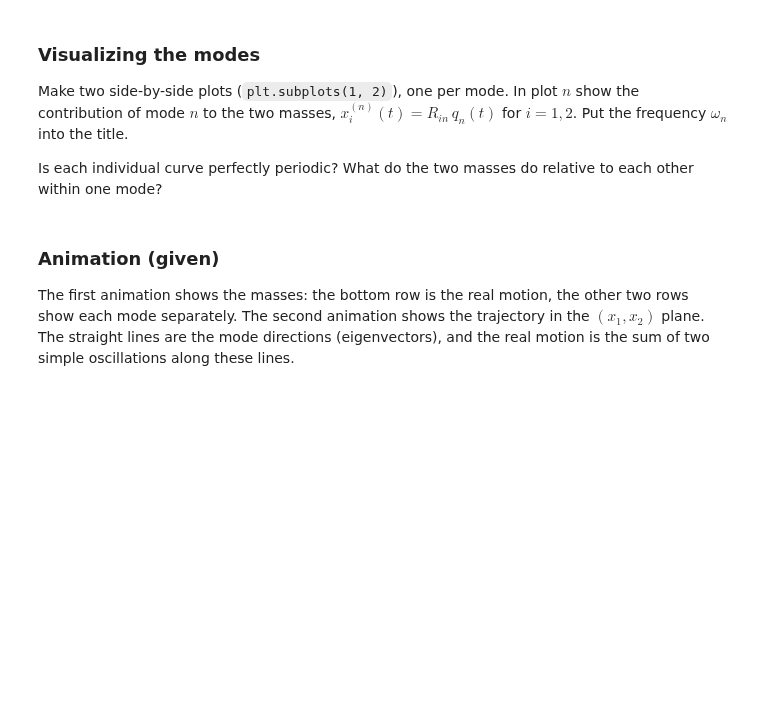
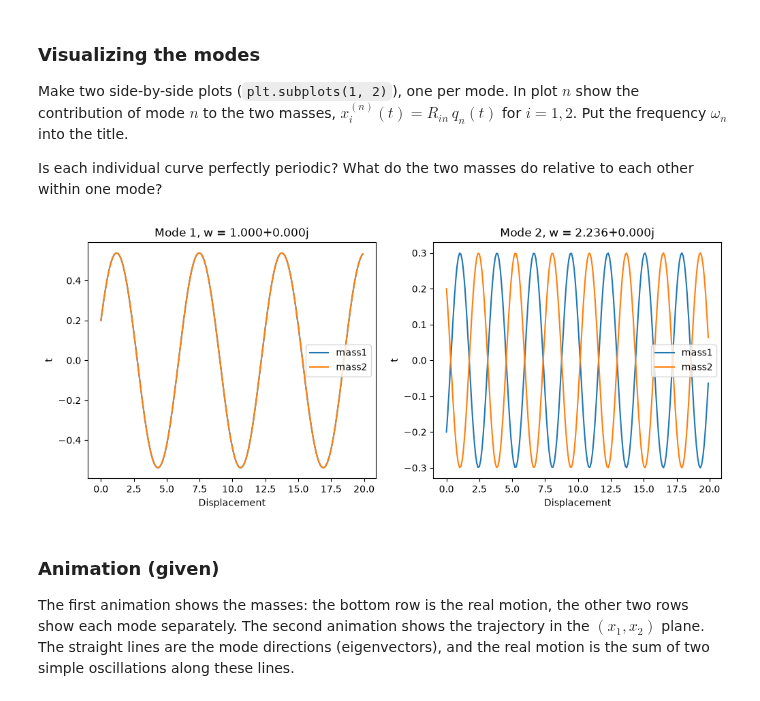
Before and after one commit to Feri0726/numalg-methods, a Jupyter notebook: practice06.ipynb, the cells around one changed output. Cells and saved outputs as stored; diff of their text form; code cells hidden in the pictures; blank space fills up the shorter version.

```diff
--- a/practice06.ipynb
+++ b/practice06.ipynb
@@ -341,7 +367,19 @@ Make two side-by-side plots (`plt.subplots(1, 2)`), one per mode. In plot $n$ sh
 
 Is each individual curve perfectly periodic? What do the two masses do relative to each other within one mode?
 # %%
-# Work here
+fig, axes = plt.subplots(1, 2, figsize = (12, 4.5))
+for n in range(2):
+    ax = axes[n]
+    x1 = R[0, n] * q[n, :]
+    x2 = R[1, n] * q[n, :]
+    ax.plot(t, x1, label = "mass1")
+    ax.plot(t, x2, label = "mass2")
+    ax.set_title(f"Mode {n+1}, w = {omega[n]:.3f}")
+    ax.set_ylabel("t")
+    ax.set_xlabel("Displacement")
+    ax.legend()
+# %% [output]
+[figure, added]
 # %% [markdown]
 ### Animation (given)
 The first animation shows the masses: the bottom row is the real motion, the other two rows show each mode separately. The second animation shows the trajectory in the $(x_1,x_2)$ plane. The straight lines are the mode directions (eigenvectors), and the real motion is the sum of two simple oscillations along these lines.
```
Also changed, not shown: parts of 14 cells of this notebook.
